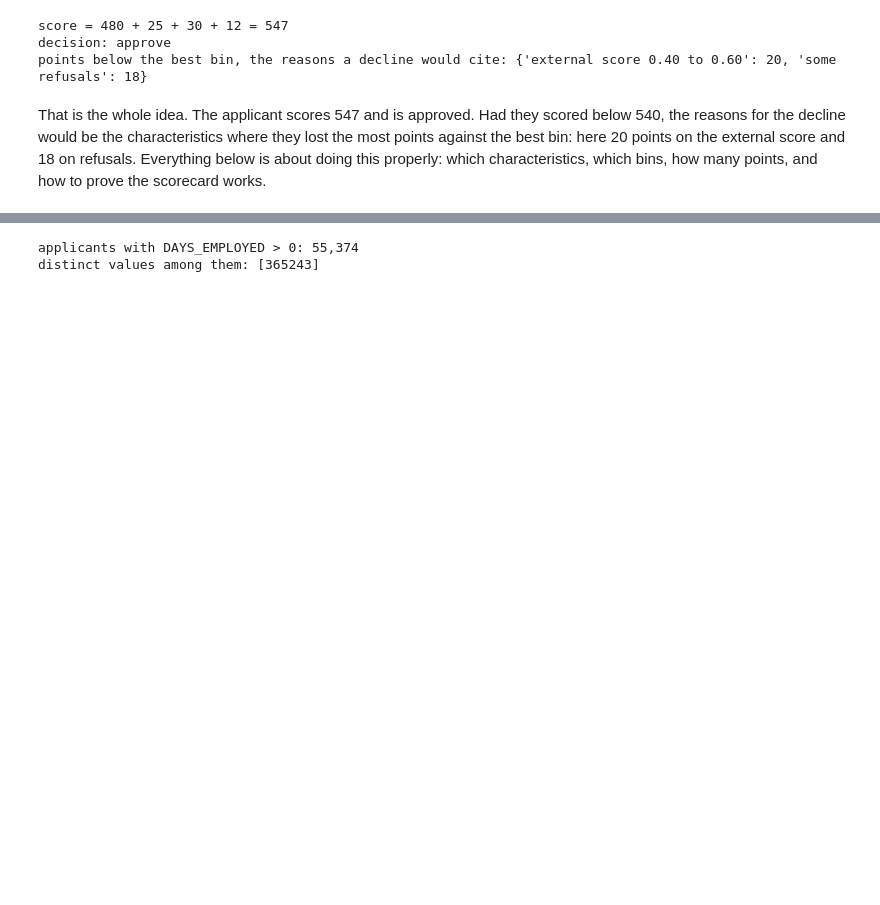
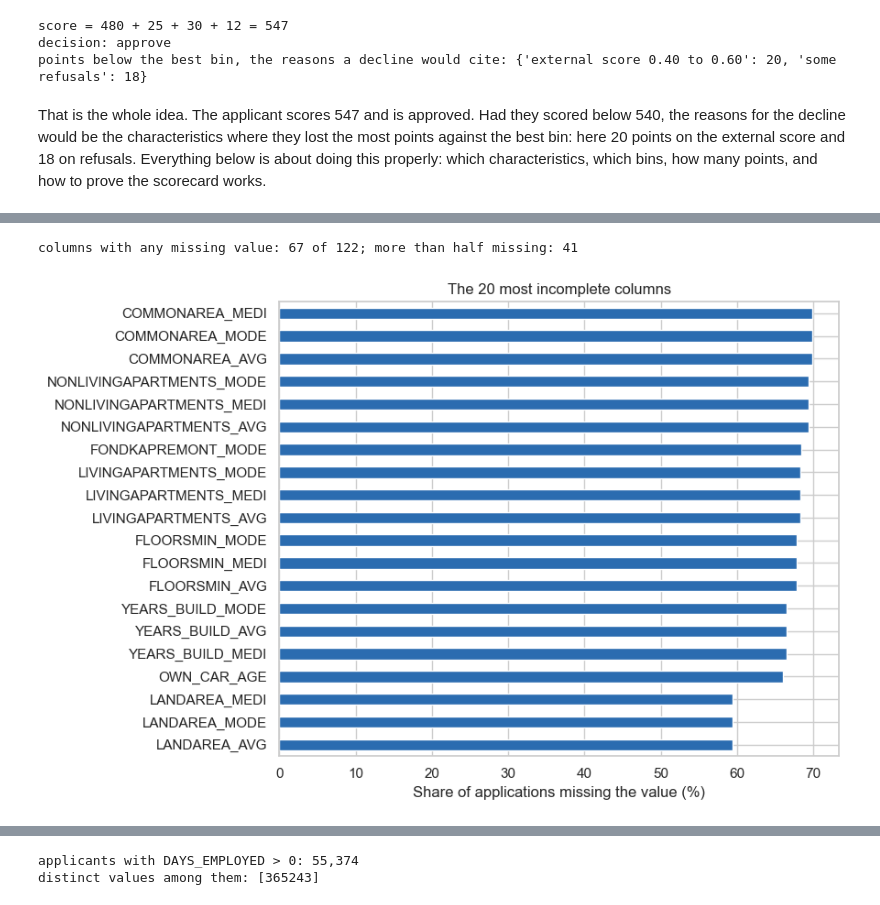
Before and after one commit to alvenyuka/Credit-Risk-Scorecard, a Jupyter notebook: Credit_Risk_Scorecard.ipynb, the cells around one changed output, grey strips where cells are left out. Saved outputs shown, nothing was run; the diff lists cells and outputs as text; code cells hidden in the pictures; blank space fills up the shorter version.

```diff
--- a/Credit_Risk_Scorecard.ipynb
+++ b/Credit_Risk_Scorecard.ipynb
@@ -116,0 +188,14 @@ application, so it should be negative.
+# %%
+missing = app.isna().mean().sort_values(ascending=False)
+print(f"columns with any missing value: {(missing > 0).sum()} of {app.shape[1]}; more than half missing: {(missing > 0.5).sum()}")
+
+fig, ax = plt.subplots(figsize=(9, 6))
+(missing.head(20) * 100).sort_values().plot(kind="barh", ax=ax, color=BLUE)
+ax.set_xlabel("Share of applications missing the value (%)")
+ax.set_title("The 20 most incomplete columns")
+plt.tight_layout()
+plt.savefig("figs/missing_values.png", dpi=150, bbox_inches="tight")
+plt.show()
+# %% [output]
+columns with any missing value: 67 of 122; more than half missing: 41
+[figure, added]
```
Also changed, not shown: parts of 129 cells of this notebook, 24 other files.
